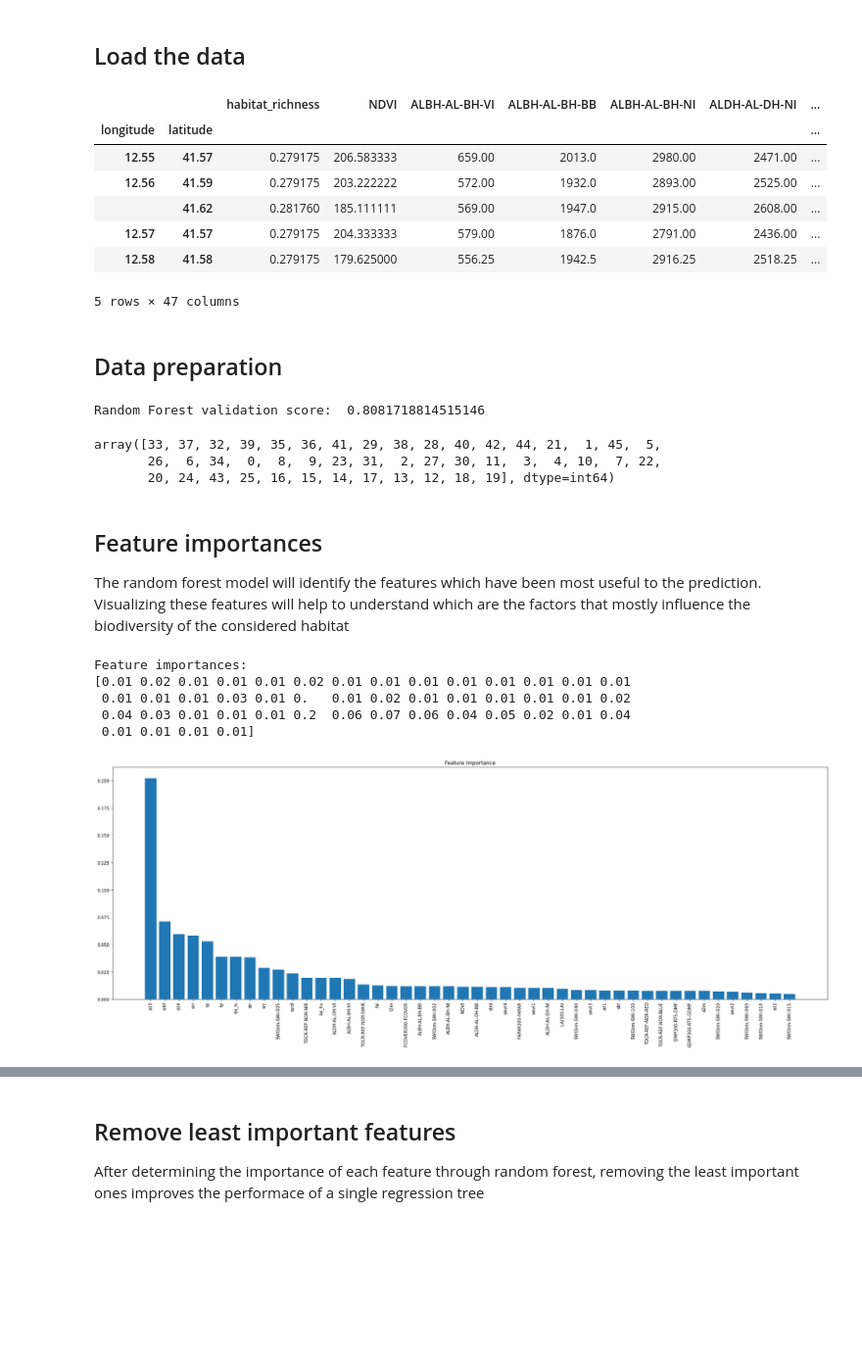
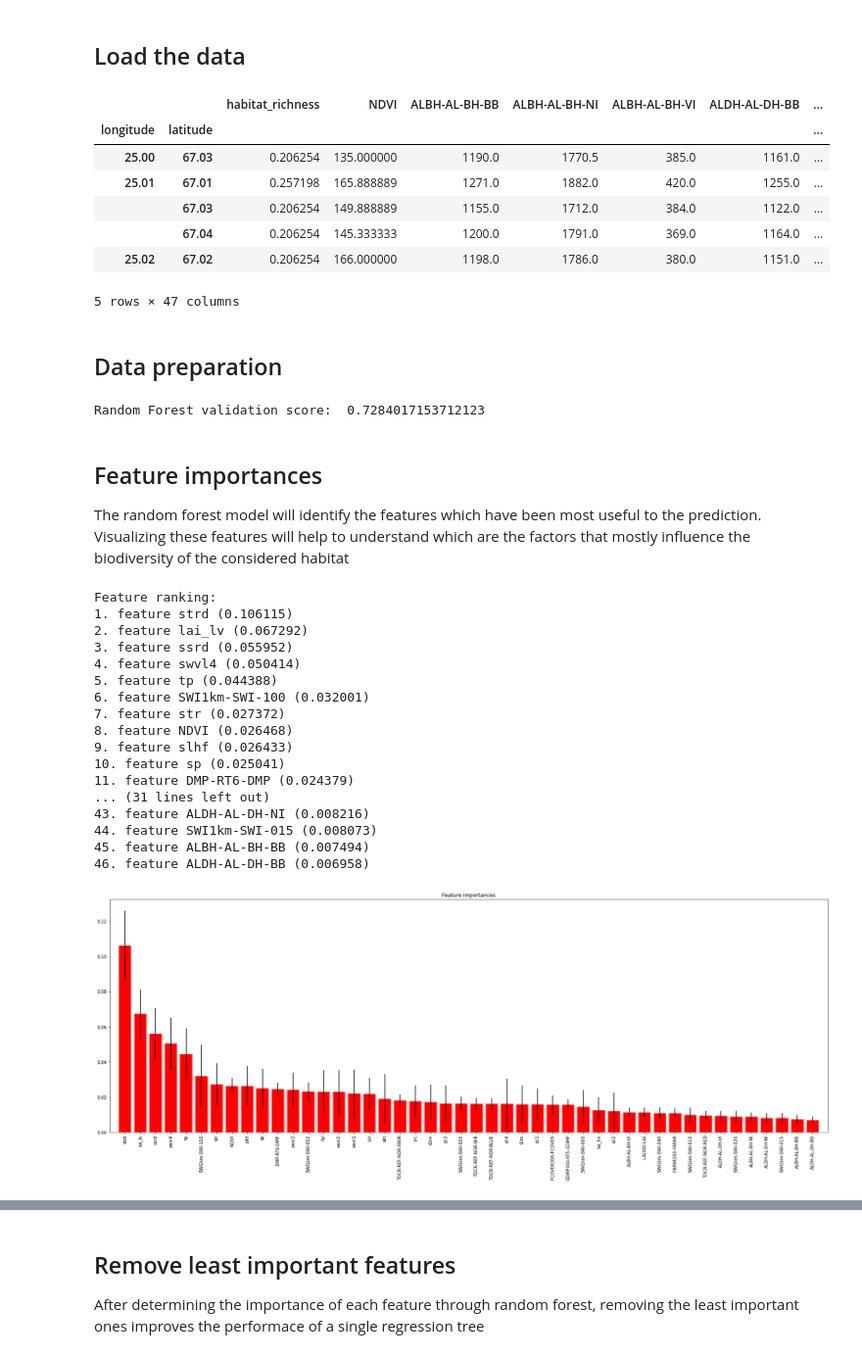
Before and after one commit to vincenzomadaghiele/Regression-of-biodiversity-indicators, a Jupyter notebook: TreeVisualization/Visualize_tree.ipynb, the cells around one changed output, grey strips where cells are left out. Shown: that part at 98% size. Drawn from its saved outputs; the diff is of its cells as text; code cells hidden in the pictures; blank space fills up the shorter version.

Commit message:
modified: feat importances

```diff
--- a/TreeVisualization/Visualize_tree.ipynb
+++ b/TreeVisualization/Visualize_tree.ipynb
@@ -17,7 +17,7 @@ import matplotlib.pyplot as plt
 # %%
 regression_label = 'habitat_richness'
 folder = "../Dataset"
-file = "/italy_out_remove_handle_set_null.csv"
+file = "/finland_out_closest_point_mean_handle_custom_set.csv"
 
 df = pd.read_csv(folder + file, index_col=['longitude', 'latitude'])
 #df = df[df[regression_label] > 0]
@@ -26,13 +26,13 @@ X = df.drop(columns=[regression_label]).values #returns a numpy array
 
 df.head()
 # %% [output]
-|  |  | habitat_richness | NDVI | ALBH-AL-BH-VI | ALBH-AL-BH-BB | ALBH-AL-BH-NI | ALDH-AL-DH-NI | ... |
+|  |  | habitat_richness | NDVI | ALBH-AL-BH-BB | ALBH-AL-BH-NI | ALBH-AL-BH-VI | ALDH-AL-DH-BB | ... |
 | longitude | latitude |  |  |  |  |  |  | ... |
-| 12.55 | 41.57 | 0.279175 | 206.583333 | 659.00 | 2013.0 | 2980.00 | 2471.00 | ... |
-| 12.56 | 41.59 | 0.279175 | 203.222222 | 572.00 | 1932.0 | 2893.00 | 2525.00 | ... |
-|  | 41.62 | 0.281760 | 185.111111 | 569.00 | 1947.0 | 2915.00 | 2608.00 | ... |
-| 12.57 | 41.57 | 0.279175 | 204.333333 | 579.00 | 1876.0 | 2791.00 | 2436.00 | ... |
-| 12.58 | 41.58 | 0.279175 | 179.625000 | 556.25 | 1942.5 | 2916.25 | 2518.25 | ... |
+| 25.00 | 67.03 | 0.206254 | 135.000000 | 1190.0 | 1770.5 | 385.0 | 1161.0 | ... |
+| 25.01 | 67.01 | 0.257198 | 165.888889 | 1271.0 | 1882.0 | 420.0 | 1255.0 | ... |
+|  | 67.03 | 0.206254 | 149.888889 | 1155.0 | 1712.0 | 384.0 | 1122.0 | ... |
+|  | 67.04 | 0.206254 | 145.333333 | 1200.0 | 1791.0 | 369.0 | 1164.0 | ... |
+| 25.02 | 67.02 | 0.206254 | 166.000000 | 1198.0 | 1786.0 | 380.0 | 1151.0 | ... |
 5 rows × 47 columns
 # %% [markdown]
 ## Data preparation
@@ -58,46 +58,52 @@ clfXtrain = RandomForestRegressor(n_estimators=100, max_depth=None)
 clfXtrain = clfXtrain.fit(X_train,y_train)
 print("Random Forest validation score: ", clfXtrain.score(X_test, y_test))
 # %% [output]
-Random Forest validation score:  0.8081718814515146
+Random Forest validation score:  0.7284017153712123
-# %%
-indices
-# %% [output]
-array([33, 37, 32, 39, 35, 36, 41, 29, 38, 28, 40, 42, 44, 21,  1, 45,  5,
-       26,  6, 34,  0,  8,  9, 23, 31,  2, 27, 30, 11,  3,  4, 10,  7, 22,
-       20, 24, 43, 25, 16, 15, 14, 17, 13, 12, 18, 19], dtype=int64)
 # %% [markdown]
 ## Feature importances
 
 The random forest model will identify the features which have been most useful to the prediction. Visualizing these features will help to understand which are the factors that mostly influence the biodiversity of the considered habitat
 # %%
-print('Feature importances: ')
-np.set_printoptions(precision=2) #use 2 digit (decimal)
 importances = clfXtrain.feature_importances_
-print(importances)
+std = np.std([tree.feature_importances_ for tree in clfXtrain.estimators_],axis=0)
+indices = np.argsort(importances)[::-1]
 
 feat_names = list(df.drop(columns=[regression_label]).columns.values)
 
-# Sort feature importances in descending order
-indices = np.argsort(importances)[::-1]
-# Rearrange feature names so they match the sorted feature importances
+# Print the feature ranking
+print("Feature ranking:")
+
+for f in range(X.shape[1]):
+    print("%d. feature %s (%f)" % (f + 1, feat_names[indices[f]], importances[indices[f]]))
+
 names = [feat_names[i] for i in indices]
-# Create plot
+# Plot the impurity-based feature importances of the forest
 plt.figure(figsize=(30, 10))
-# Create plot title
-plt.title("Feature Importance")
-# Add bars
-plt.bar(range(X.shape[1]), importances[indices])
-# Add feature names as x-axis labels
+plt.title("Feature importances")
+plt.bar(range(X.shape[1]), importances[indices],
+        color="r", yerr=std[indices], align="center")
 plt.xticks(range(X.shape[1]), names, rotation=90)
-# Show plot
+plt.xlim([-1, X.shape[1]])
 plt.show()
 # %% [output]
-Feature importances:
-[0.01 0.02 0.01 0.01 0.01 0.02 0.01 0.01 0.01 0.01 0.01 0.01 0.01 0.01
- 0.01 0.01 0.01 0.03 0.01 0.   0.01 0.02 0.01 0.01 0.01 0.01 0.01 0.02
- 0.04 0.03 0.01 0.01 0.01 0.2  0.06 0.07 0.06 0.04 0.05 0.02 0.01 0.04
- 0.01 0.01 0.01 0.01]
+Feature ranking:
+1. feature strd (0.106115)
+2. feature lai_lv (0.067292)
+3. feature ssrd (0.055952)
+4. feature swvl4 (0.050414)
+5. feature tp (0.044388)
+6. feature SWI1km-SWI-100 (0.032001)
+7. feature str (0.027372)
+8. feature NDVI (0.026468)
+9. feature slhf (0.026433)
+10. feature sp (0.025041)
+11. feature DMP-RT6-DMP (0.024379)
+... (31 lines left out)
+43. feature ALDH-AL-DH-NI (0.008216)
+44. feature SWI1km-SWI-015 (0.008073)
+45. feature ALBH-AL-BH-BB (0.007494)
+46. feature ALDH-AL-DH-BB (0.006958)
-[figure, old version]
+[figure, new version]
 # %%
 imp_index = np.argsort(importances)[::-1]
 imp = np.sort(importances)[::-1]
```
Also changed, not shown: parts of 7 cells of this notebook, 4 other files.
